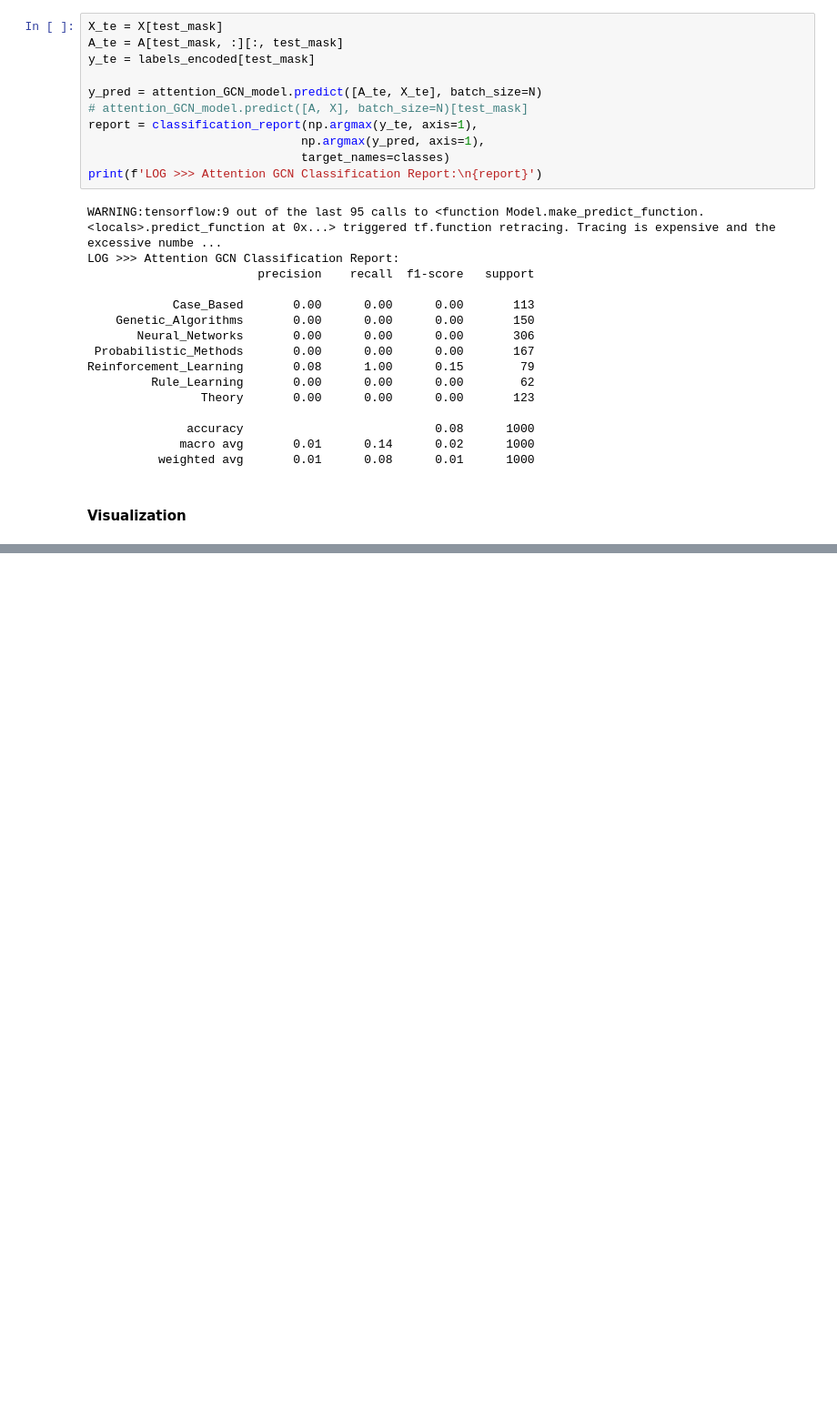
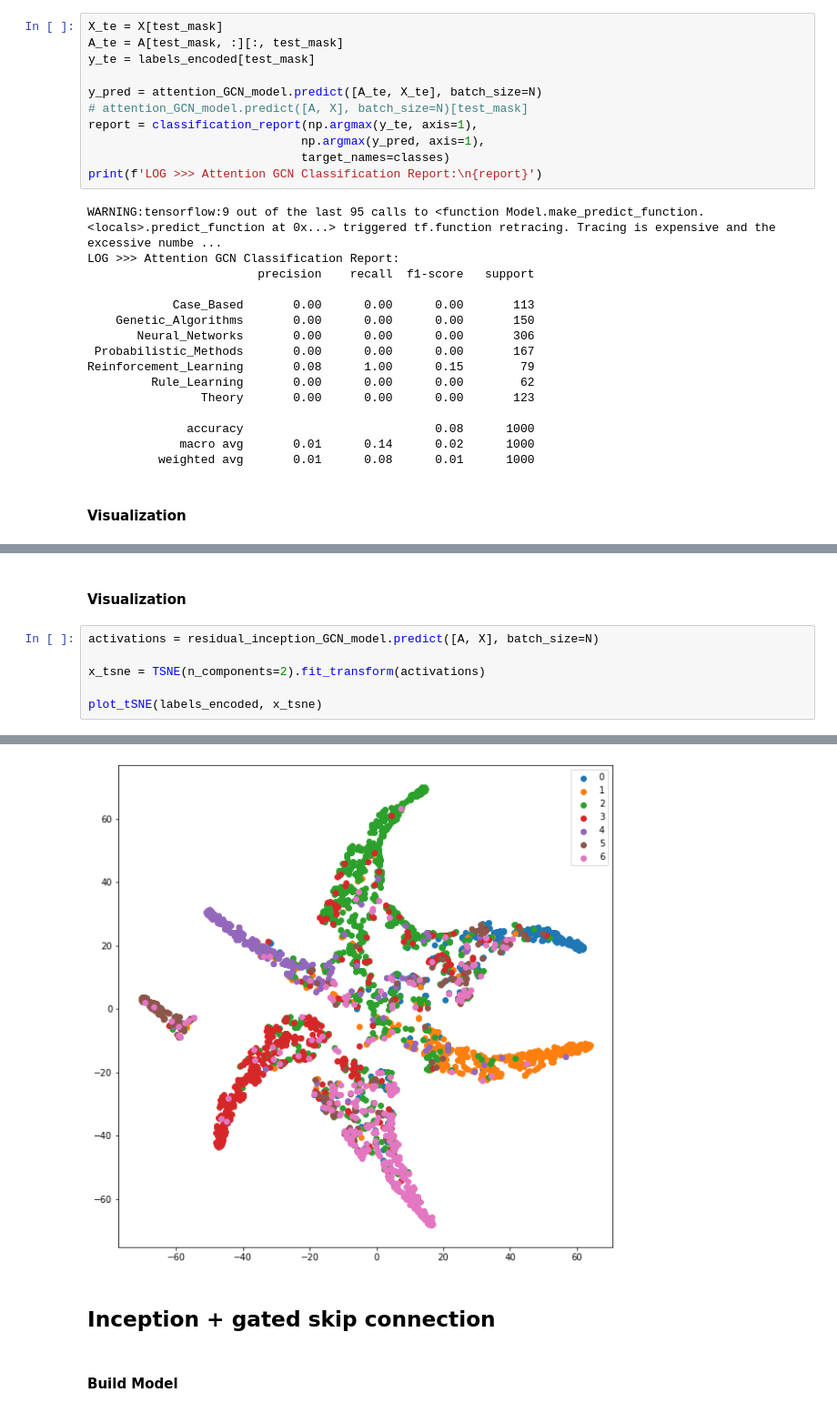
Before and after one commit to comojin1994/GCN, a Jupyter notebook: GCN.ipynb, the cells around one changed output, grey strips where cells are left out. Shown at 91% size. Cells and saved outputs as stored; diff of their text form; blank space fills up the shorter version.

```diff
--- a/GCN.ipynb
+++ b/GCN.ipynb
@@ -851,0 +925,9 @@ WARNING:tensorflow:10 out of the last 96 calls to <function Model.make_predict_f
+# %% [markdown]
+#### Visualization
+# %%
+activations = residual_inception_GCN_model.predict([A, X], batch_size=N)
+
+x_tsne = TSNE(n_components=2).fit_transform(activations)
+
+plot_tSNE(labels_encoded, x_tsne)
+# %% [output]
@@ -851,0 +935,5 @@ WARNING:tensorflow:10 out of the last 96 calls to <function Model.make_predict_f
+[figure, added]
+# %% [markdown]
+## Inception + gated skip connection
+# %% [markdown]
+#### Build Model
```
Also changed, not shown: parts of 26 cells of this notebook, 2 other files.
